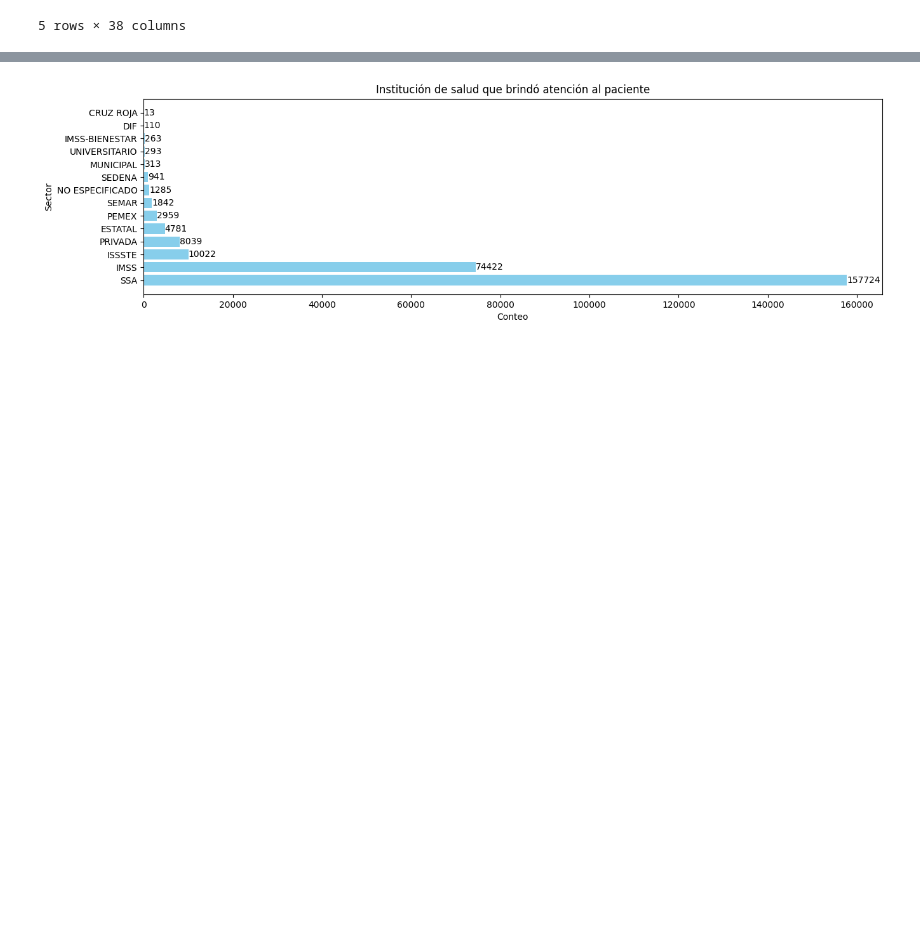
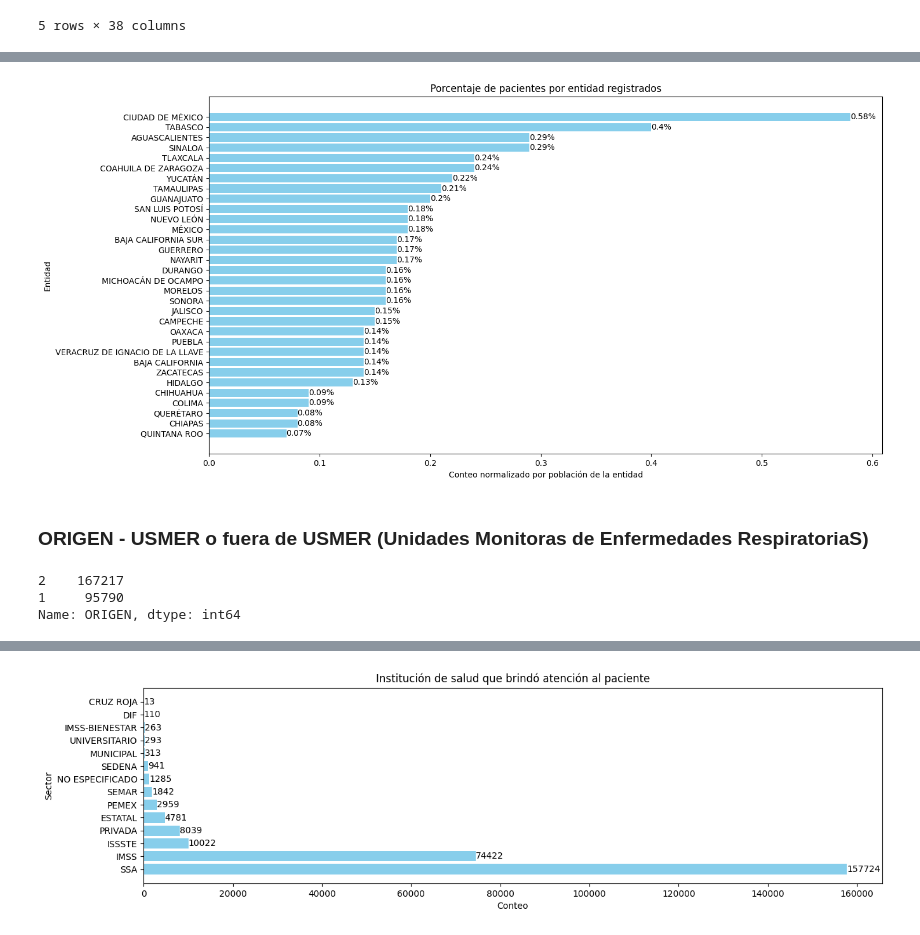
Before and after one commit to Edgar-La/Covid_19_Mexico, a Jupyter notebook: Final_Project.ipynb, the cells around one changed output, grey strips where cells are left out. Cells and saved outputs as stored; diff of their text form; code cells hidden in the pictures; blank space fills up the shorter version.

```diff
--- a/Final_Project.ipynb
+++ b/Final_Project.ipynb
@@ -125,0 +252,32 @@ df_clean.head()
+# %%
+data = df_entidad.copy()
+data.drop([32], inplace=True)
+data.sort_values(by='cant_pacientes_normalizada', inplace=True)
+keys = data['ENTIDAD']
+values = data['cant_pacientes_normalizada']
+
+# Creating the horizontal bar plot
+plt.figure(figsize=(15, 8))
+bars = plt.barh(keys, values, color='skyblue')
+
+# Adding labels next to each bar
+for bar in bars:
+    plt.text(bar.get_width(), bar.get_y() + bar.get_height()/2, f'{bar.get_width()}%', va='center')
+
+# Adding title and labels
+plt.title('Porcentaje de pacientes por entidad registrados')
+plt.xlabel('Conteo normalizado por población de la entidad')
+plt.ylabel('Entidad')
+
+# Display the plot
+plt.show()
+# %% [output]
+[figure, new version]
+# %% [markdown]
+### ORIGEN - USMER o fuera de USMER (Unidades Monitoras de Enfermedades RespiratoriaS)
+# %%
+df_clean['ORIGEN'].value_counts()
+# %% [output]
+2    167217
+1     95790
+Name: ORIGEN, dtype: int64
```
Also changed, not shown: parts of 28 cells of this notebook.
